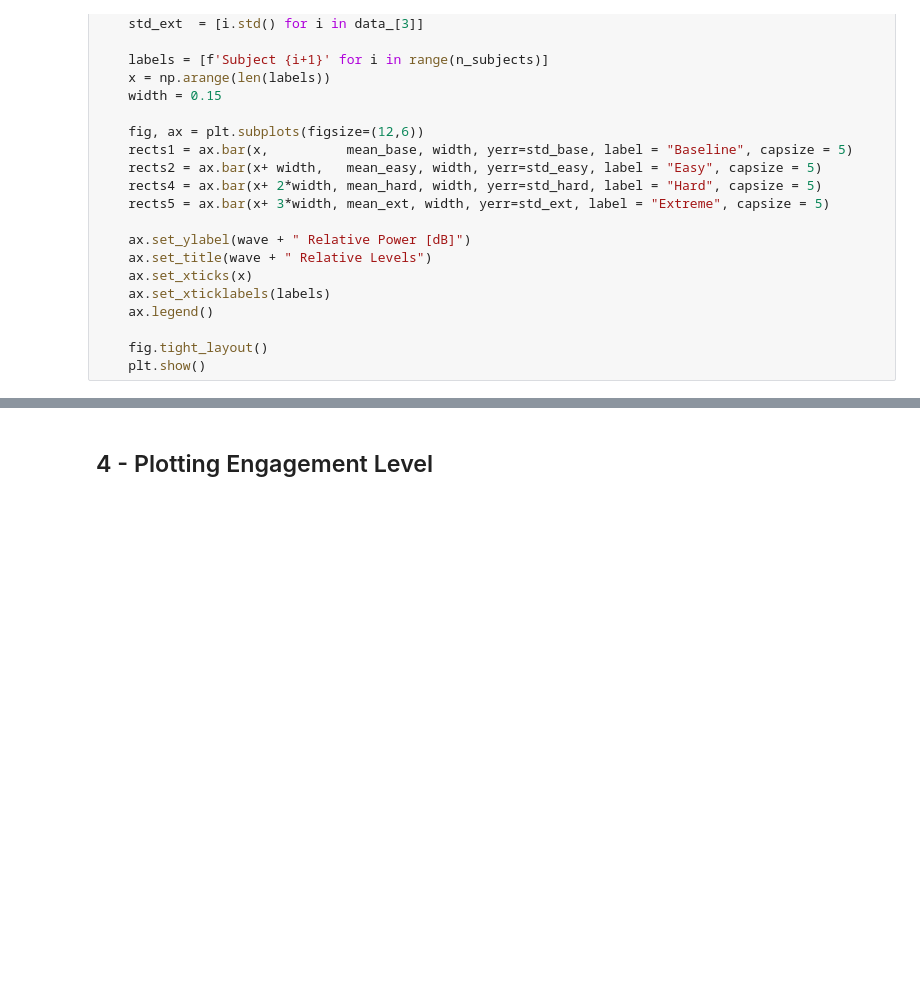
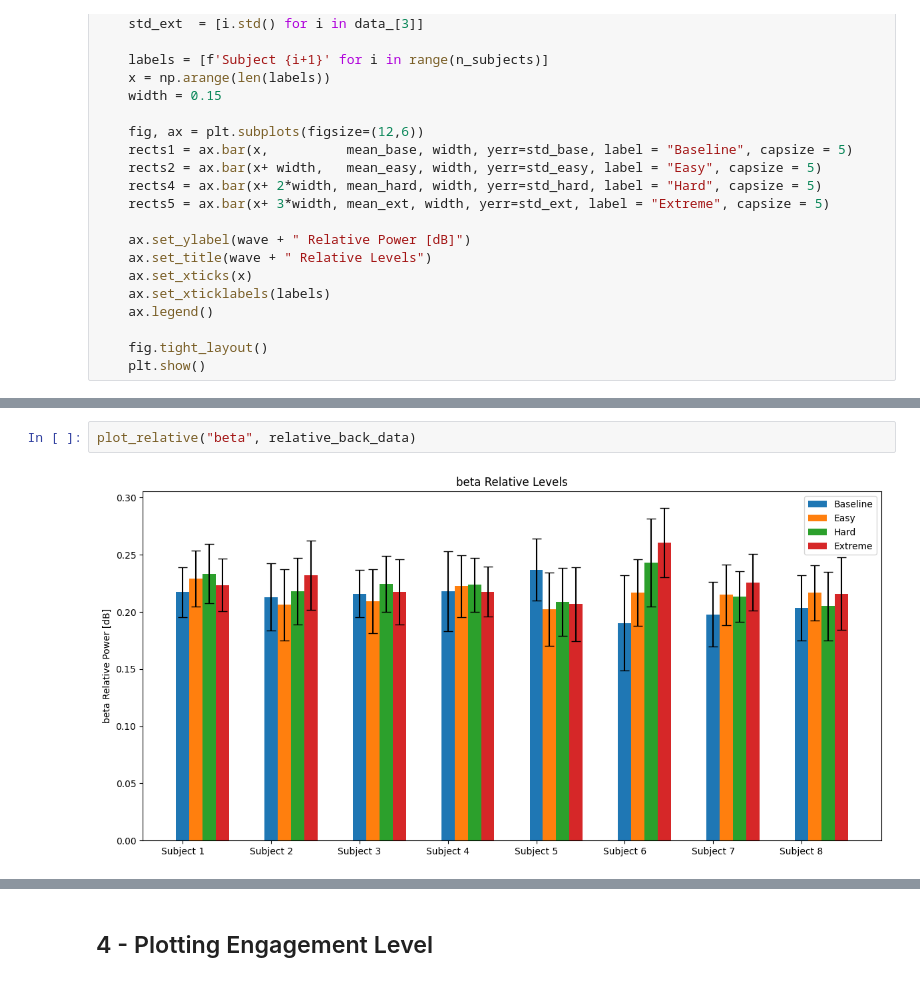
Before and after one commit to aaronjuma/EEGMario, a Jupyter notebook: Analysis/SurvivalVisualization.ipynb, the cells around one changed output, grey strips where cells are left out. Drawn from its saved outputs; the diff is of its cells as text; blank space fills up the shorter version.

```diff
--- a/Analysis/SurvivalVisualization.ipynb
+++ b/Analysis/SurvivalVisualization.ipynb
@@ -376,0 +386,4 @@ plot_relative("gamma", relative_data)
+# %%
+plot_relative("beta", relative_back_data)
+# %% [output]
+[figure, added]
```
Also changed, not shown: parts of 11 cells of this notebook.
